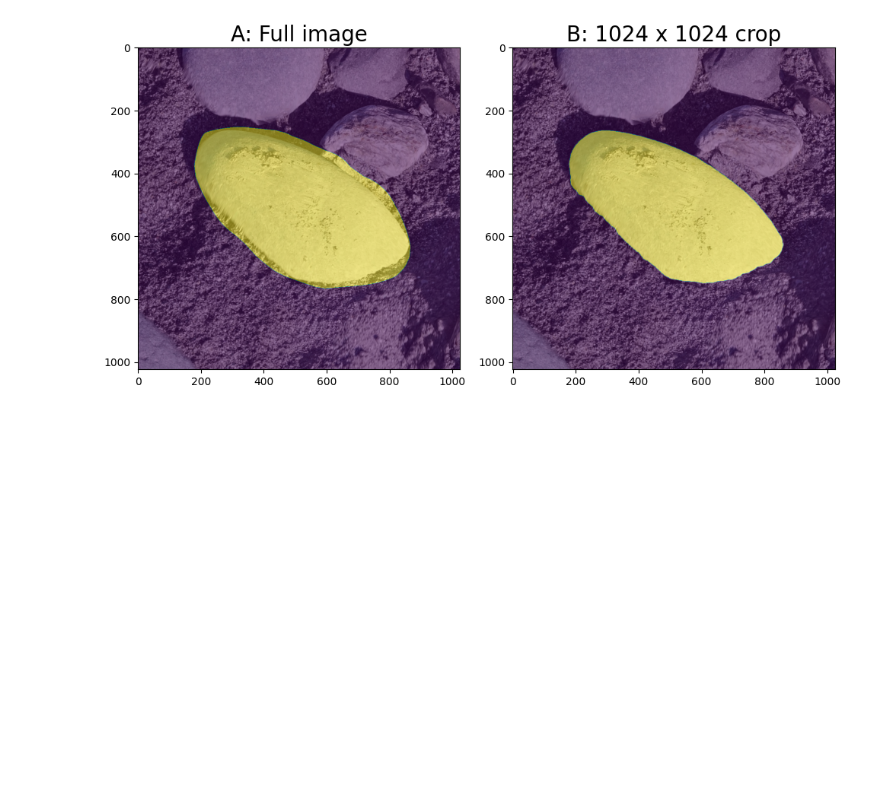
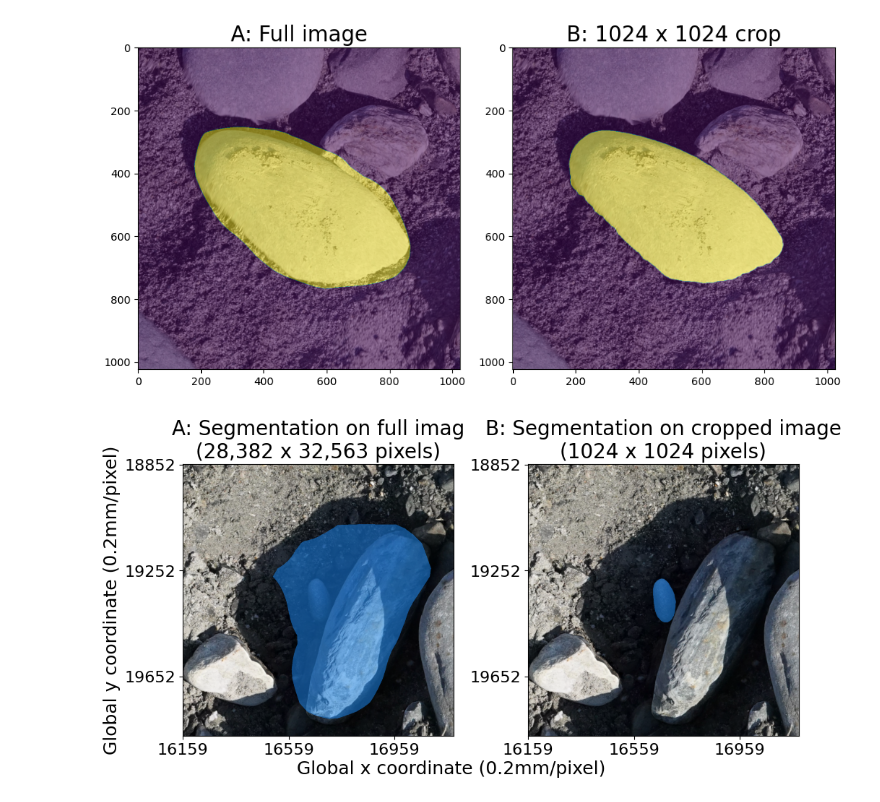
Before and after one commit to UP-RS-ESP/OrthoSAM, a Jupyter notebook: code/synthetic_testing/figure_1024rescale.ipynb, the cells around one changed output. Saved outputs shown, nothing was run; the diff lists cells and outputs as text; code cells hidden in the pictures; blank space fills up the shorter version.

Commit message:
figure fix

```diff
--- a/code/synthetic_testing/figure_1024rescale.ipynb
+++ b/code/synthetic_testing/figure_1024rescale.ipynb
@@ -130,3 +130,85 @@ plt.title('B: 1024 x 1024 crop', fontsize=20)
 plt.tight_layout()
 # %% [output]
 [figure]
+# %%
+id=2536#2485/879/2134
+
+plt.figure(figsize=(10,5))
+y,x=np.mean(np.where((id_mask==id)),axis=1)
+x0,y0=int(x),int(y)
+
+gc.collect()
+torch.cuda.empty_cache()
+sam = sam_model_registry[MODEL_TYPE](checkpoint=CHECKPOINT_PATH)
+sam.to(device=DEVICE)
+predictor = SamPredictor(sam)
+predictor.set_image(image)
+
+input_point = np.array([[int(x0),int(y0)]])
+input_label = np.array([1])
+
+gc.collect()
+torch.cuda.empty_cache()
+
+partmasks, scores, logits = predictor.predict(
+    point_coords=input_point,
+    point_labels=input_label,
+    multimask_output=True,)
+best_idx=np.argmax(scores)#pick the mask with highest score
+mask=partmasks[best_idx].astype('bool')
+
+plt.subplot(1,2,1)
+plt.imshow(image[y0-512:y0+512,x0-512:x0+512])
+#plt.imshow(mask[y0-512:y0+512,x0-512:x0+512], alpha=0.5)
+fnc.show_mask(mask[y0-512:y0+512,x0-512:x0+512], plt.gca())
+x_ticks = plt.xticks()[0]
+y_ticks = plt.yticks()[0]
+new_x_ticks = x_ticks[1:-1:2]
+new_y_ticks = y_ticks[1:-1:2]
+x_labels = new_x_ticks + x0 - 512
+y_labels = new_y_ticks + y0 - 512
+plt.xticks(new_x_ticks, labels=x_labels.astype(int), fontsize=16)
+plt.yticks(new_y_ticks, labels=y_labels.astype(int), fontsize=16)
+
+plt.title('A: Segmentation on full imag\n(28,382 x 32,563 pixels)', fontsize=20)
+plt.ylabel("Global y coordinate (0.2mm/pixel)", fontsize=18)
+
+gc.collect()
+torch.cuda.empty_cache()
+sam = sam_model_registry[MODEL_TYPE](checkpoint=CHECKPOINT_PATH)
+sam.to(device=DEVICE)
+predictor = SamPredictor(sam)
+predictor.set_image(image[y0-512:y0+512,x0-512:x0+512])
+
+input_point = np.array([[int(512),int(512)]])
+input_label = np.array([1])
+
+gc.collect()
+torch.cuda.empty_cache()
+
+partmasks, scores, logits = predictor.predict(
+    point_coords=input_point,
+    point_labels=input_label,
+    multimask_output=True,)
+best_idx=np.argmax(scores)#pick the mask with highest score
+mask=partmasks[best_idx].astype('bool')
+
+plt.subplot(1,2,2)
+plt.imshow(image[y0-512:y0+512,x0-512:x0+512])
+#plt.imshow(mask, alpha=0.5)
+fnc.show_mask(mask, plt.gca())
+x_ticks = plt.xticks()[0]
+y_ticks = plt.yticks()[0]
+new_x_ticks = x_ticks[1:-1:2]
+new_y_ticks = y_ticks[1:-1:2]
+x_labels = new_x_ticks + x0 - 512
+y_labels = new_y_ticks + y0 - 512
+plt.xticks(new_x_ticks, labels=x_labels.astype(int), fontsize=16)
+plt.yticks(new_y_ticks, labels=y_labels.astype(int), fontsize=16)
+
+plt.title('B: Segmentation on cropped image\n(1024 x 1024 pixels)', fontsize=20)
+plt.figtext(0.5, 0.01, 'Global x coordinate (0.2mm/pixel)', ha='center', fontsize=18)
+plt.tight_layout(rect=[0,0.06,1,0.99])
+plt.savefig('/DATA/vito/fig/internal_resize_impact.png')
+# %% [output]
+[figure, added]
```
Also changed, not shown: parts of 1 cell of this notebook, 19 other files.
